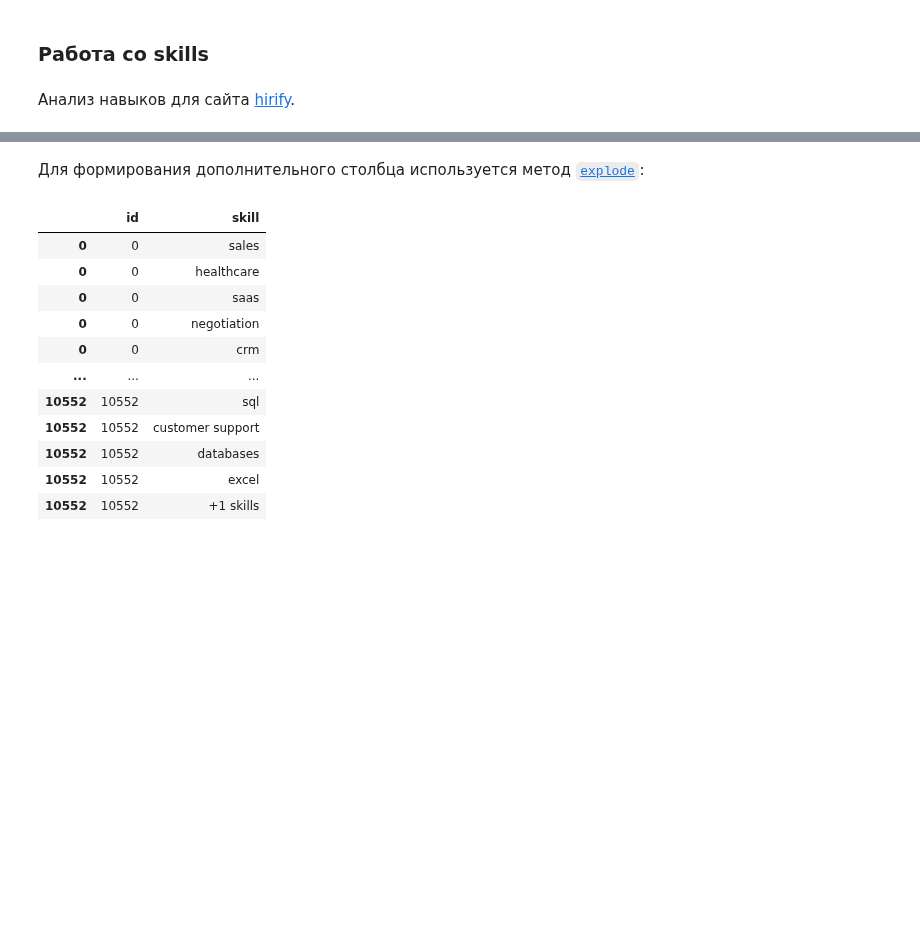
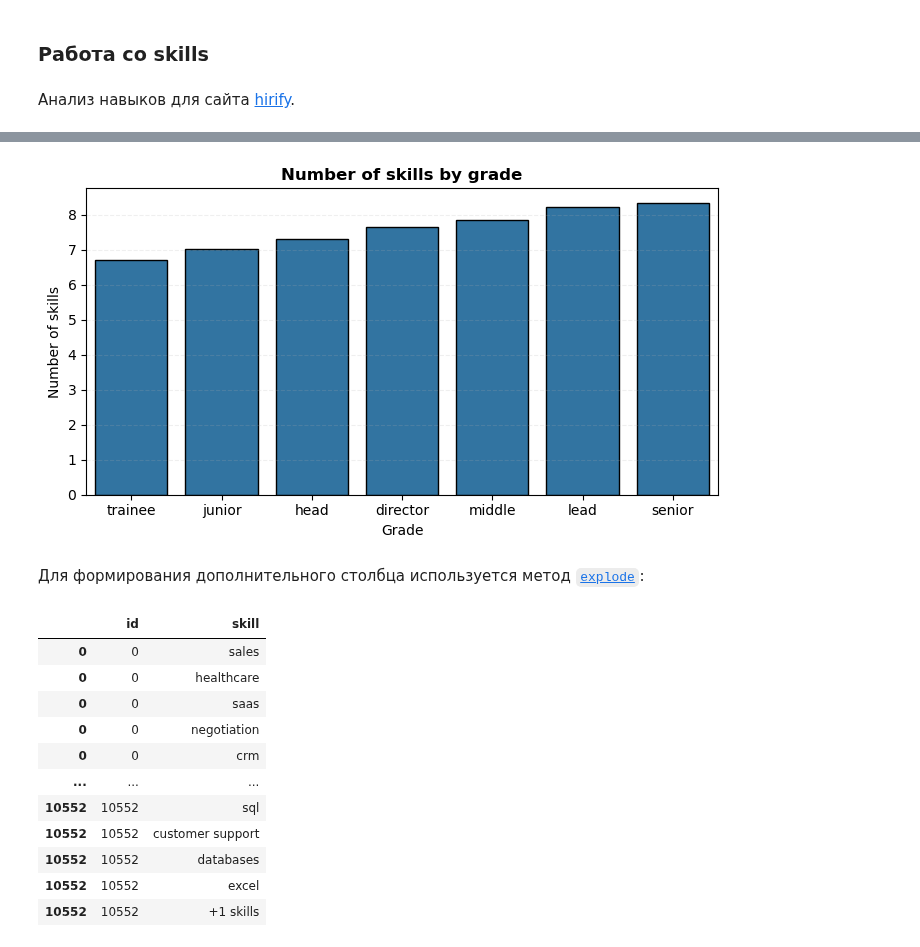
Before and after one commit to kmvitik/smadimo_group_project_2_scraping_api, a Jupyter notebook: skills_hirihy.ipynb, the cells around one changed output, grey strips where cells are left out. Drawn from its saved outputs; the diff is of its cells as text; code cells hidden in the pictures; blank space fills up the shorter version.

```diff
--- a/skills_hirihy.ipynb
+++ b/skills_hirihy.ipynb
@@ -60,0 +101,7 @@ def str_to_list(skills_string):
+# %%
+grades = ['lead', 'senior', 'director', 'head', 'middle', 'junior', 'trainee']
+grades_avg = []
+for grade in grades:
+    grades_avg.append(data[data[grade]]['skills_num'].mean())
+level_groupped = pd.Series(grades_avg, grades).sort_values()
+level_groupped
@@ -61,3 +117,18 @@ def str_to_list(skills_string):
+# %%
+fig, ax = plt.subplots(figsize=(7, 4))
+
+sns.barplot(
+    data=level_groupped,
+    edgecolor="black"
+)
+
+ax.set_xlabel("Grade")
+ax.set_ylabel("Number of skills")
+ax.grid(axis="y", linestyle="--", alpha=0.2)
+ax.set_title("Number of skills by grade", fontweight="bold")
+plt.tight_layout()
+# %% [output]
+[figure, added]
 # %% [markdown]
 Для формирования дополнительного столбца используется метод [`explode`](https://pandas.pydata.org/docs/reference/api/pandas.DataFrame.explode.html):
 # %%
```
Also changed, not shown: parts of 19 cells of this notebook.
